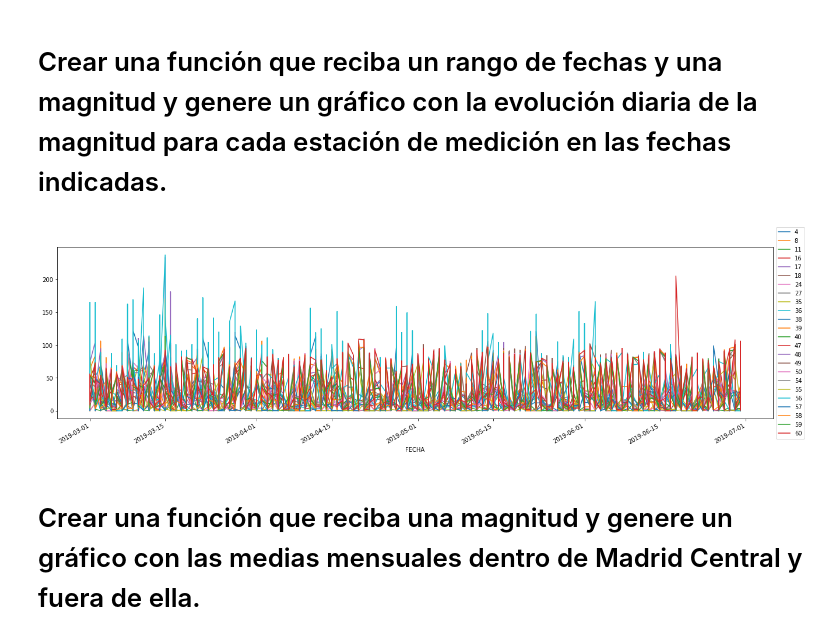
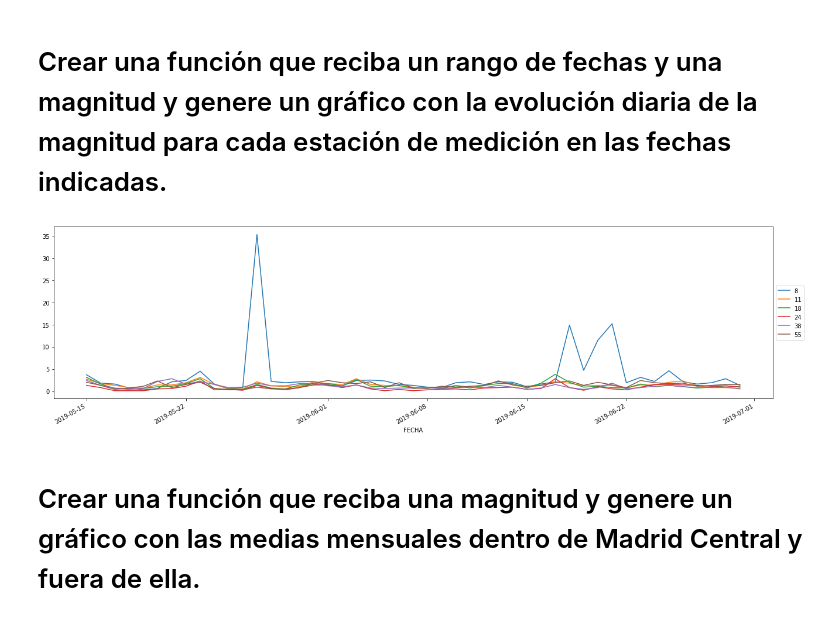
Before and after one commit to HeinzSch/Proyecto-integrador-G3, a Jupyter notebook: Proyecto_integrador_3.ipynb, the cells around one changed output. Drawn from its saved outputs; the diff is of its cells as text; code cells hidden in the pictures.

```diff
--- a/Proyecto_integrador_3.ipynb
+++ b/Proyecto_integrador_3.ipynb
@@ -288,9 +232,10 @@ MAGNITUD                 ...
 # %% [markdown]
 # Crear una función que reciba un rango de fechas y una magnitud y genere un gráfico con la evolución diaria de la magnitud para cada estación de medición en las fechas indicadas.
-# %%
-miClase.evolucionMagnitudRange('12', '2019-03-01', '2019-06-30')
-# %% [output]
-[figure, removed]
+# %%
+#magnitudes : 1  6  7  8 12  9 10 14 20 30 35 42 43 44
+miClase.evolucionMagnitudRange(20, '2019-05-15', '2019-06-30')
+# %% [output]
+[figure, added]
 # %% [markdown]
 # Crear una función que reciba una magnitud y genere un gráfico con las medias mensuales dentro de Madrid Central y fuera de ella.
 # %%
```
Also changed, not shown: parts of 14 cells of this notebook.
